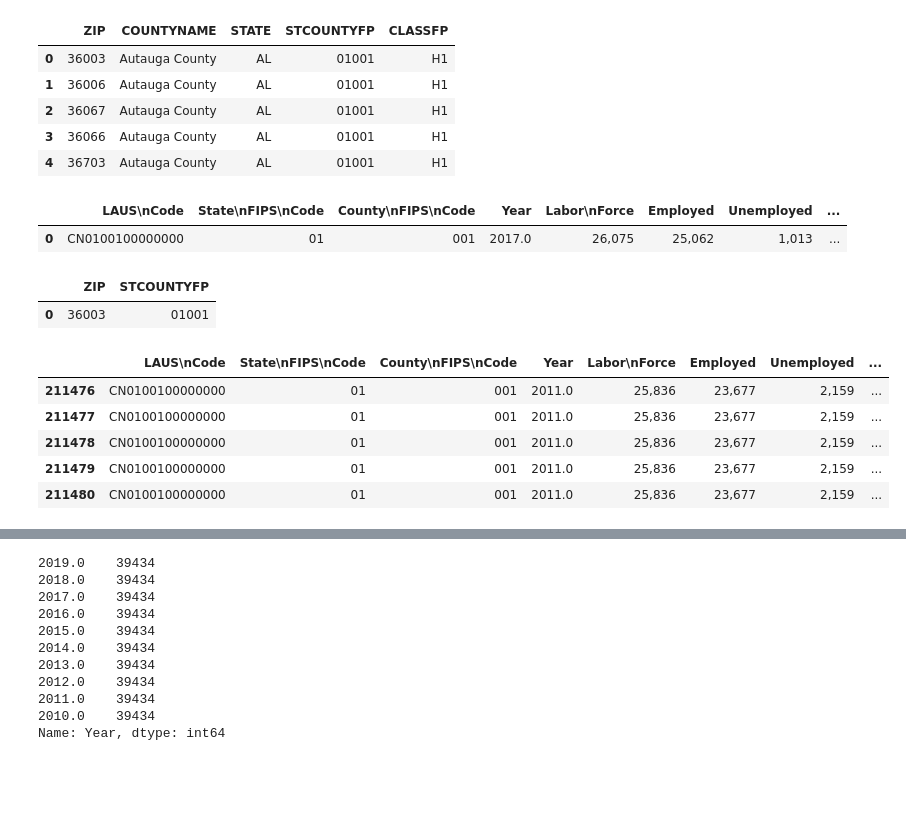
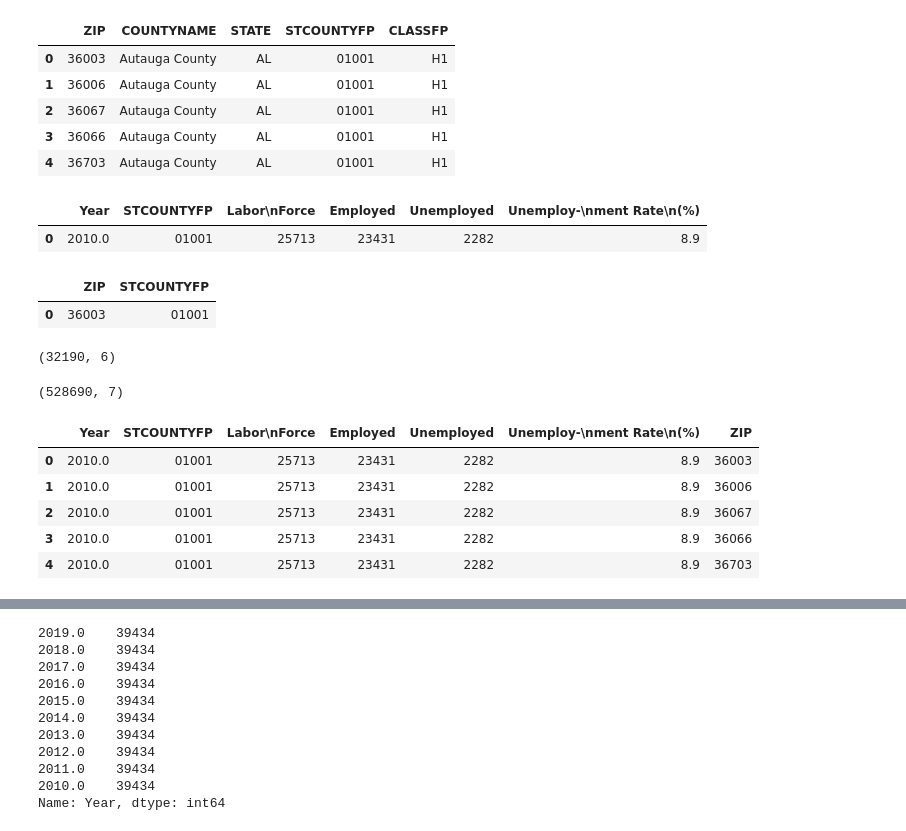
Before and after one commit to isa-adl/ZillowRent_capstone, a Jupyter notebook: Merging Data sets.ipynb, the cells around one changed output, grey strips where cells are left out. Cells and saved outputs as stored; diff of their text form; code cells hidden in the pictures; blank space fills up the shorter version.

```diff
--- a/Merging Data sets.ipynb
+++ b/Merging Data sets.ipynb
@@ -538,0 +608,10 @@ len(laborforce['STCOUNTYFP'].unique())- len(laborforce['County'].unique())
+# %%
+laborforce['Labor\nForce'] = laborforce['Labor\nForce'].str.replace(',','')
+laborforce['Employed'] = laborforce['Employed'].str.replace(',','')
+laborforce['Unemployed'] = laborforce['Unemployed'].str.replace(',','')
+# %%
+laborforce['Labor\nForce'] = laborforce['Labor\nForce'].astype(int)
+laborforce['Employed'] = laborforce['Employed'].astype(int)
+laborforce['Unemployed'] = laborforce['Unemployed'].astype(int)
+# %%
+laborforce = laborforce.groupby(['Year', 'STCOUNTYFP']).agg({'Labor\nForce':'mean', 'Employed':'mean', 'Unemployed':'mean', 'Unemploy-\nment Rate\n(%)':'mean'}).reset_index()
@@ -576,8 +656,8 @@ FIPS_to_ZIP.drop(columns =["COUNTYNAME",'STATE', 'CLASSFP'], inplace = True)
 # %%
 laborforce.head(1)
 # %% [output]
-|  | LAUS\nCode | State\nFIPS\nCode | County\nFIPS\nCode | Year | Labor\nForce | Employed | Unemployed | ... |
-| 0 | CN0100100000000 | 01 | 001 | 2017.0 | 26,075 | 25,062 | 1,013 | ... |
+|  | Year | STCOUNTYFP | Labor\nForce | Employed | Unemployed | Unemploy-\nment Rate\n(%) |
+| 0 | 2010.0 | 01001 | 25713 | 23431 | 2282 | 8.9 |
 # %%
 FIPS_to_ZIP.head(1)
 # %% [output]
@@ -586,12 +666,20 @@ FIPS_to_ZIP.head(1)
 # %%
 #Merge
 LF_wZIP = pd.merge(laborforce, FIPS_to_ZIP, on=['STCOUNTYFP'],how='left')
+# %%
+laborforce.shape
+# %% [output]
+(32190, 6)
+# %%
+LF_wZIP.shape
+# %% [output]
+(528690, 7)
 # %%
-LF_wZIP[LF_wZIP.Year == 2011].head()
+LF_wZIP.head()
 # %% [output]
-|  | LAUS\nCode | State\nFIPS\nCode | County\nFIPS\nCode | Year | Labor\nForce | Employed | Unemployed | ... |
-| 211476 | CN0100100000000 | 01 | 001 | 2011.0 | 25,836 | 23,677 | 2,159 | ... |
-| 211477 | CN0100100000000 | 01 | 001 | 2011.0 | 25,836 | 23,677 | 2,159 | ... |
-| 211478 | CN0100100000000 | 01 | 001 | 2011.0 | 25,836 | 23,677 | 2,159 | ... |
-| 211479 | CN0100100000000 | 01 | 001 | 2011.0 | 25,836 | 23,677 | 2,159 | ... |
-| 211480 | CN0100100000000 | 01 | 001 | 2011.0 | 25,836 | 23,677 | 2,159 | ... |
+|  | Year | STCOUNTYFP | Labor\nForce | Employed | Unemployed | Unemploy-\nment Rate\n(%) | ZIP |
+| 0 | 2010.0 | 01001 | 25713 | 23431 | 2282 | 8.9 | 36003 |
+| 1 | 2010.0 | 01001 | 25713 | 23431 | 2282 | 8.9 | 36006 |
+| 2 | 2010.0 | 01001 | 25713 | 23431 | 2282 | 8.9 | 36067 |
+| 3 | 2010.0 | 01001 | 25713 | 23431 | 2282 | 8.9 | 36066 |
+| 4 | 2010.0 | 01001 | 25713 | 23431 | 2282 | 8.9 | 36703 |
```
Also changed, not shown: parts of 89 cells of this notebook.
